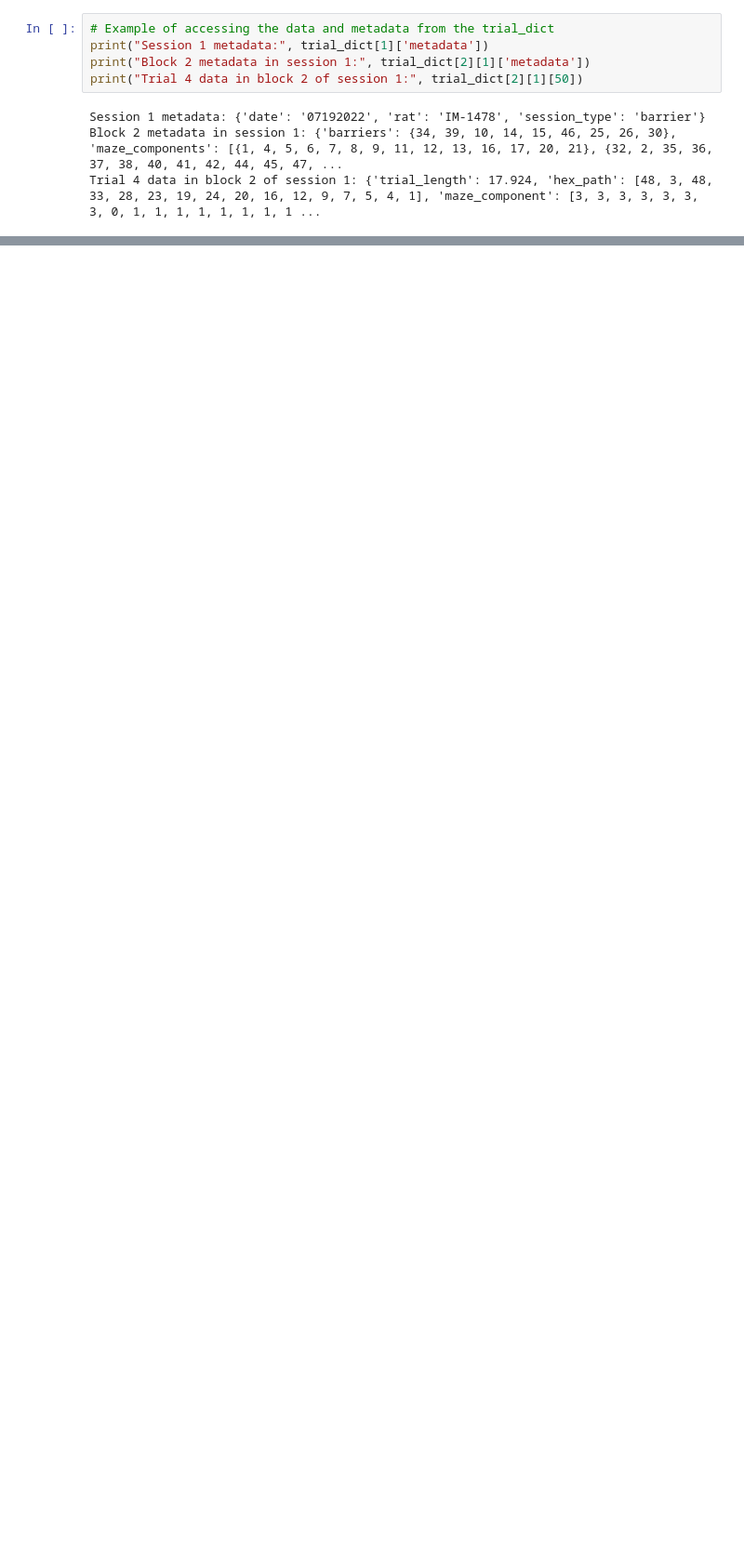
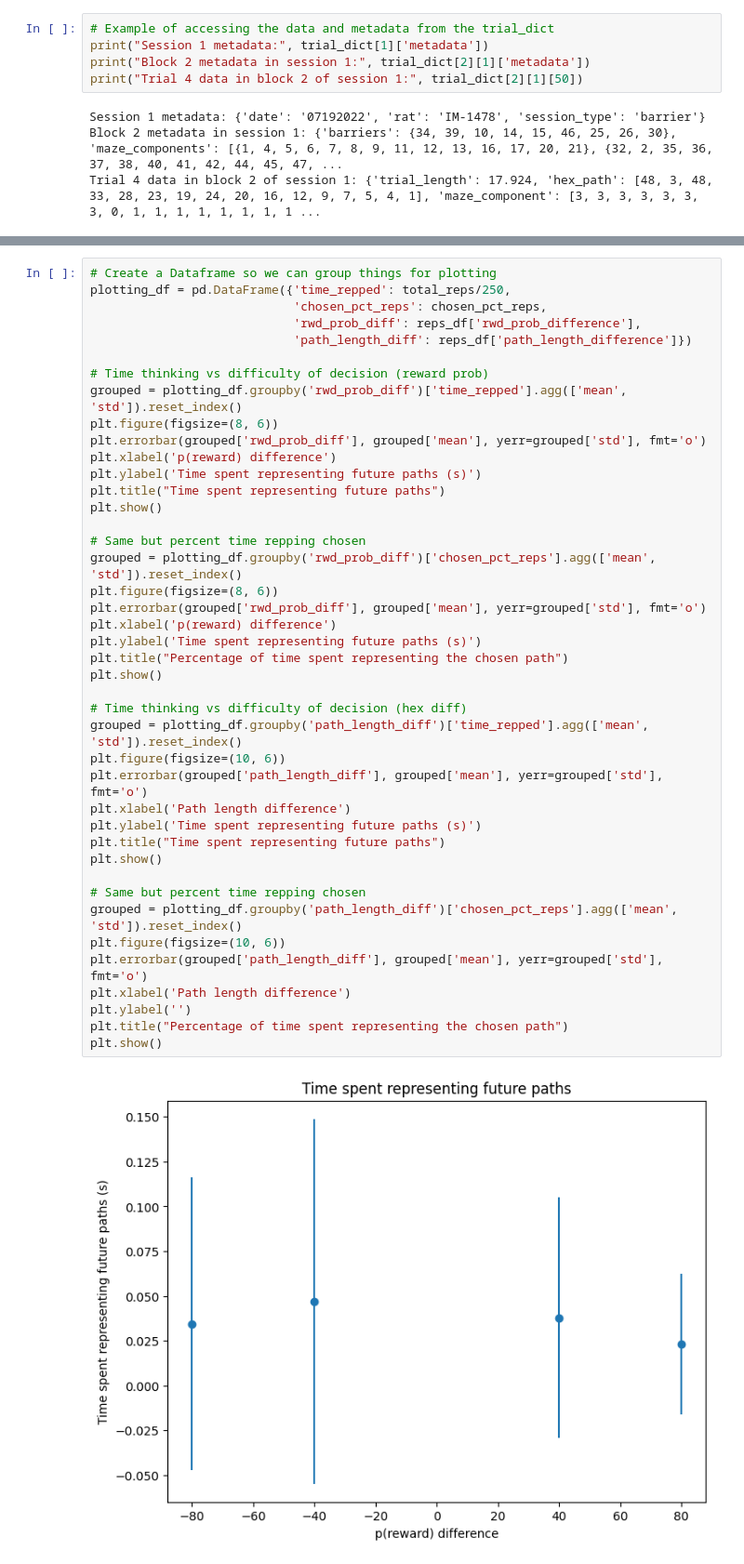
Before and after one commit to calderast/Hex-maze-analysis, a Jupyter notebook: theta_sweeps.ipynb, the cells around one changed output, grey strips where cells are left out. Shown at 93% size. Cells and saved outputs as stored; diff of their text form; blank space fills up the shorter version.

```diff
--- a/theta_sweeps.ipynb
+++ b/theta_sweeps.ipynb
@@ -758,0 +855,44 @@ P-value: 0.0005077147089078127
+# %%
+# Create a Dataframe so we can group things for plotting
+plotting_df = pd.DataFrame({'time_repped': total_reps/250,
+                            'chosen_pct_reps': chosen_pct_reps,
+                            'rwd_prob_diff': reps_df['rwd_prob_difference'],
+                            'path_length_diff': reps_df['path_length_difference']})
+
+# Time thinking vs difficulty of decision (reward prob)
+grouped = plotting_df.groupby('rwd_prob_diff')['time_repped'].agg(['mean', 'std']).reset_index()
+plt.figure(figsize=(8, 6))
+plt.errorbar(grouped['rwd_prob_diff'], grouped['mean'], yerr=grouped['std'], fmt='o')
+plt.xlabel('p(reward) difference')
+plt.ylabel('Time spent representing future paths (s)')
+plt.title("Time spent representing future paths")
+plt.show()
+
+# Same but percent time repping chosen
+grouped = plotting_df.groupby('rwd_prob_diff')['chosen_pct_reps'].agg(['mean', 'std']).reset_index()
+plt.figure(figsize=(8, 6))
+plt.errorbar(grouped['rwd_prob_diff'], grouped['mean'], yerr=grouped['std'], fmt='o')
+plt.xlabel('p(reward) difference')
+plt.ylabel('Time spent representing future paths (s)')
+plt.title("Percentage of time spent representing the chosen path")
+plt.show()
+
+# Time thinking vs difficulty of decision (hex diff)
+grouped = plotting_df.groupby('path_length_diff')['time_repped'].agg(['mean', 'std']).reset_index()
+plt.figure(figsize=(10, 6))
+plt.errorbar(grouped['path_length_diff'], grouped['mean'], yerr=grouped['std'], fmt='o')
+plt.xlabel('Path length difference')
+plt.ylabel('Time spent representing future paths (s)')
+plt.title("Time spent representing future paths")
+plt.show()
+
+# Same but percent time repping chosen
+grouped = plotting_df.groupby('path_length_diff')['chosen_pct_reps'].agg(['mean', 'std']).reset_index()
+plt.figure(figsize=(10, 6))
+plt.errorbar(grouped['path_length_diff'], grouped['mean'], yerr=grouped['std'], fmt='o')
+plt.xlabel('Path length difference')
+plt.ylabel('')
+plt.title("Percentage of time spent representing the chosen path")
+plt.show()
+# %% [output]
+[figure, added]
```
Also changed, not shown: parts of 8 cells of this notebook.
